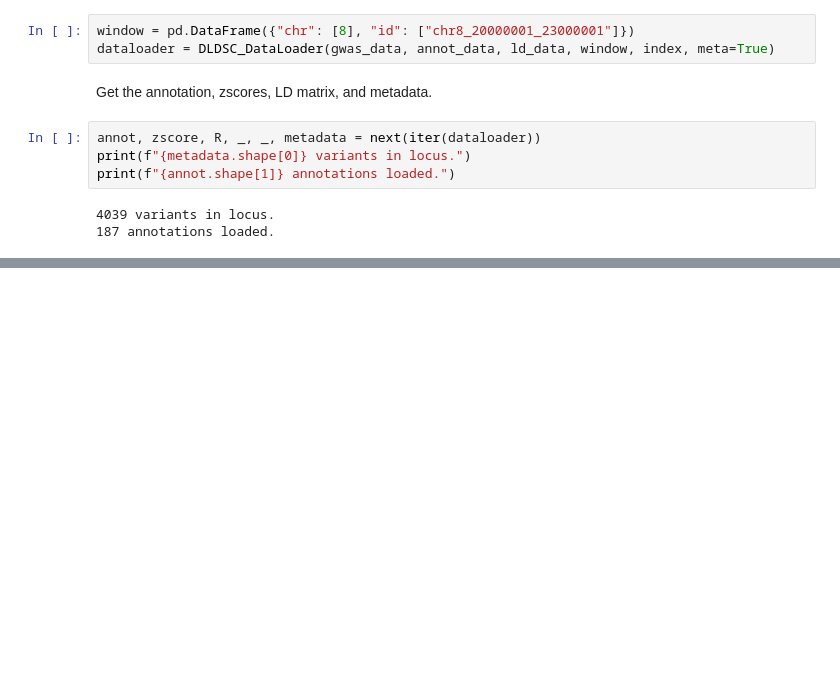
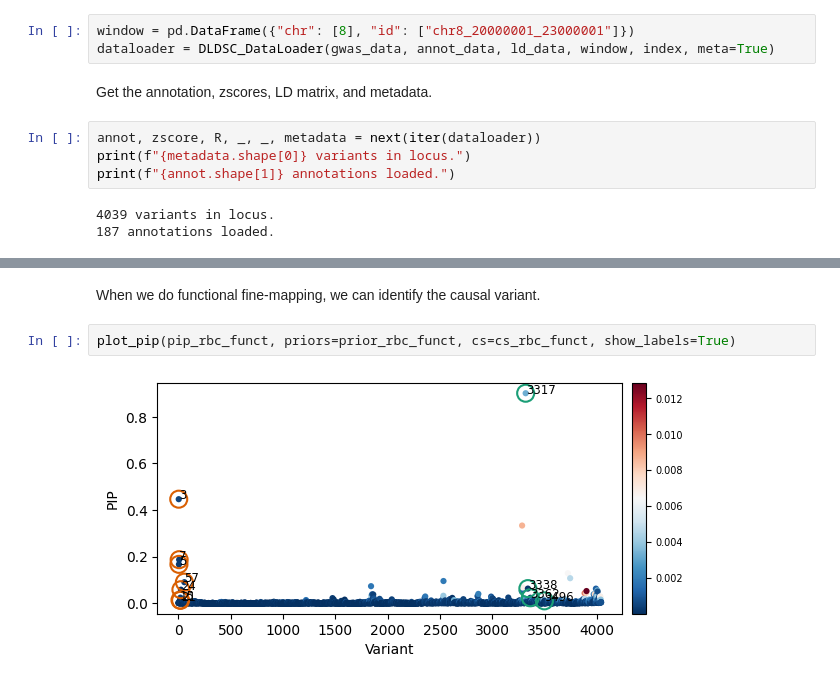
Before and after one commit to davidwang758/dldsc, a Jupyter notebook: examples/vignettes/DeepSHAP.ipynb, the cells around one changed output, grey strips where cells are left out. Cells and saved outputs as stored; diff of their text form; blank space fills up the shorter version.

```diff
--- a/examples/vignettes/DeepSHAP.ipynb
+++ b/examples/vignettes/DeepSHAP.ipynb
@@ -97,0 +91,6 @@ plot_finemapping(torch.tensor(prior_height_funct))
+# %% [markdown]
+When we do functional fine-mapping, we can identify the causal variant.
+# %%
+plot_pip(pip_rbc_funct, priors=prior_rbc_funct, cs=cs_rbc_funct, show_labels=True)
+# %% [output]
+[figure, added]
```
Also changed, not shown: parts of 22 cells of this notebook, 6 other files.
